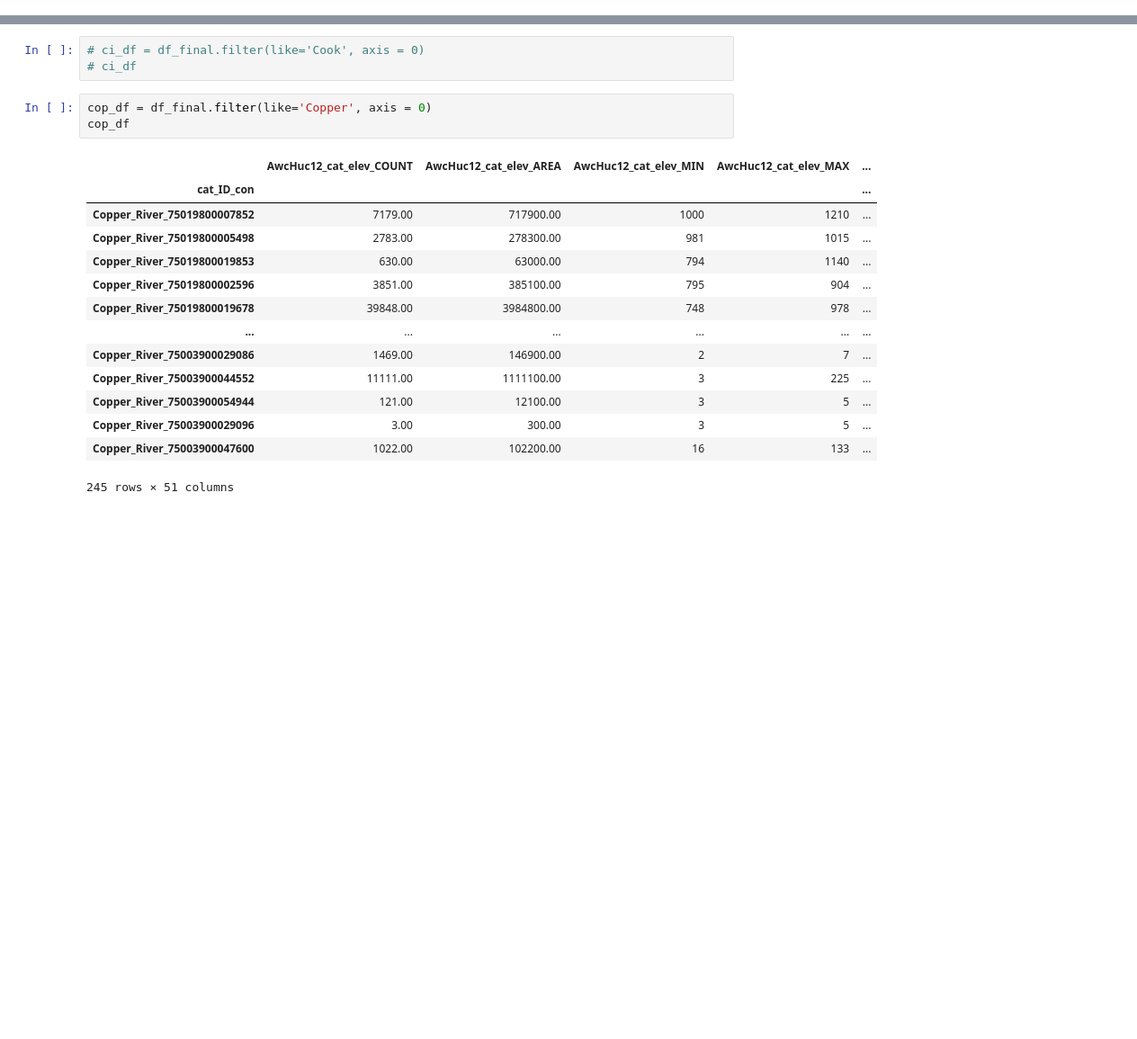
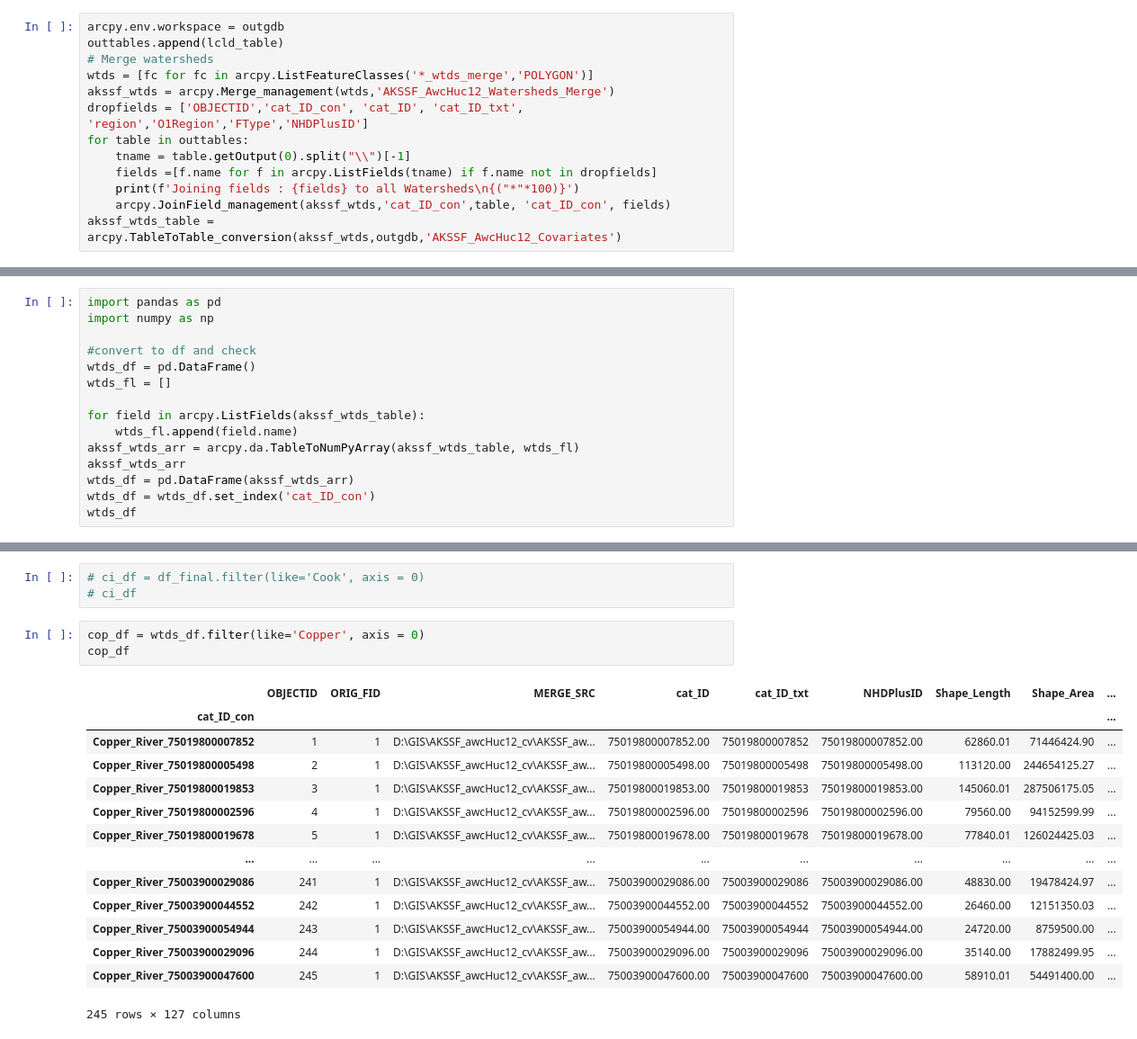
Before and after one commit to erinlarson/AKSSF, a Jupyter notebook: data_preparation/sensitivity_drivers/landcover/AKSSF_AWC_HUC12s_Covariates.ipynb, the cells around one changed output, grey strips where cells are left out. Shown at 90% size. Saved outputs shown, nothing was run; the diff lists cells and outputs as text; blank space fills up the shorter version.

```diff
--- a/data_preparation/sensitivity_drivers/landcover/AKSSF_AWC_HUC12s_Covariates.ipynb
+++ b/data_preparation/sensitivity_drivers/landcover/AKSSF_AWC_HUC12s_Covariates.ipynb
@@ -2475,0 +2485,13 @@ df_final
+# %%
+arcpy.env.workspace = outgdb
+outtables.append(lcld_table)
+# Merge watersheds
+wtds = [fc for fc in arcpy.ListFeatureClasses('*_wtds_merge','POLYGON')]
+akssf_wtds = arcpy.Merge_management(wtds,'AKSSF_AwcHuc12_Watersheds_Merge')
+dropfields = ['OBJECTID','cat_ID_con', 'cat_ID', 'cat_ID_txt', 'region','O1Region','FType','NHDPlusID']
+for table in outtables:
+    tname = table.getOutput(0).split("\\")[-1]
+    fields =[f.name for f in arcpy.ListFields(tname) if f.name not in dropfields]
+    print(f'Joining fields : {fields} to all Watersheds\n{("*"*100)}')
+    arcpy.JoinField_management(akssf_wtds,'cat_ID_con',table, 'cat_ID_con', fields)
+akssf_wtds_table = arcpy.TableToTable_conversion(akssf_wtds,outgdb,'AKSSF_AwcHuc12_Covariates')
@@ -2480,3 +2519,18 @@ df_final.to_csv(cov_csv_out, encoding = 'utf-8')
 print('Export all covariates dataframe to csv complete')
 # %% [output]
 Export all covariates dataframe to csv complete
+# %%
+import pandas as pd
+import numpy as np
+
+#convert to df and check
+wtds_df = pd.DataFrame()
+wtds_fl = []
+
+for field in arcpy.ListFields(akssf_wtds_table):
+    wtds_fl.append(field.name)
+akssf_wtds_arr = arcpy.da.TableToNumPyArray(akssf_wtds_table, wtds_fl)
+akssf_wtds_arr
+wtds_df = pd.DataFrame(akssf_wtds_arr)
+wtds_df = wtds_df.set_index('cat_ID_con')
+wtds_df
@@ -2508,21 +2577,21 @@ pws_df
 # ci_df = df_final.filter(like='Cook', axis = 0)
 # ci_df
 # %%
-cop_df = df_final.filter(like='Copper', axis = 0)
+cop_df = wtds_df.filter(like='Copper', axis = 0)
 cop_df
 # %% [output]
-|  | AwcHuc12_cat_elev_COUNT | AwcHuc12_cat_elev_AREA | AwcHuc12_cat_elev_MIN | AwcHuc12_cat_elev_MAX | ... |
-| cat_ID_con |  |  |  |  | ... |
-| Copper_River_75019800007852 | 7179.00 | 717900.00 | 1000 | 1210 | ... |
-| Copper_River_75019800005498 | 2783.00 | 278300.00 | 981 | 1015 | ... |
-| Copper_River_75019800019853 | 630.00 | 63000.00 | 794 | 1140 | ... |
-| Copper_River_75019800002596 | 3851.00 | 385100.00 | 795 | 904 | ... |
-| Copper_River_75019800019678 | 39848.00 | 3984800.00 | 748 | 978 | ... |
-| ... | ... | ... | ... | ... | ... |
-| Copper_River_75003900029086 | 1469.00 | 146900.00 | 2 | 7 | ... |
-| Copper_River_75003900044552 | 11111.00 | 1111100.00 | 3 | 225 | ... |
-| Copper_River_75003900054944 | 121.00 | 12100.00 | 3 | 5 | ... |
-| Copper_River_75003900029096 | 3.00 | 300.00 | 3 | 5 | ... |
-| Copper_River_75003900047600 | 1022.00 | 102200.00 | 16 | 133 | ... |
+|  | OBJECTID | ORIG_FID | MERGE_SRC | cat_ID | cat_ID_txt | NHDPlusID | Shape_Length | Shape_Area | ... |
+| cat_ID_con |  |  |  |  |  |  |  |  | ... |
+| Copper_River_75019800007852 | 1 | 1 | D:\GIS\AKSSF_awcHuc12_cv\AKSSF_aw... | 75019800007852.00 | 75019800007852 | 75019800007852.00 | 62860.01 | 71446424.90 | ... |
+| Copper_River_75019800005498 | 2 | 1 | D:\GIS\AKSSF_awcHuc12_cv\AKSSF_aw... | 75019800005498.00 | 75019800005498 | 75019800005498.00 | 113120.00 | 244654125.27 | ... |
+| Copper_River_75019800019853 | 3 | 1 | D:\GIS\AKSSF_awcHuc12_cv\AKSSF_aw... | 75019800019853.00 | 75019800019853 | 75019800019853.00 | 145060.01 | 287506175.05 | ... |
+| Copper_River_75019800002596 | 4 | 1 | D:\GIS\AKSSF_awcHuc12_cv\AKSSF_aw... | 75019800002596.00 | 75019800002596 | 75019800002596.00 | 79560.00 | 94152599.99 | ... |
+| Copper_River_75019800019678 | 5 | 1 | D:\GIS\AKSSF_awcHuc12_cv\AKSSF_aw... | 75019800019678.00 | 75019800019678 | 75019800019678.00 | 77840.01 | 126024425.03 | ... |
+| ... | ... | ... | ... | ... | ... | ... | ... | ... | ... |
+| Copper_River_75003900029086 | 241 | 1 | D:\GIS\AKSSF_awcHuc12_cv\AKSSF_aw... | 75003900029086.00 | 75003900029086 | 75003900029086.00 | 48830.00 | 19478424.97 | ... |
+| Copper_River_75003900044552 | 242 | 1 | D:\GIS\AKSSF_awcHuc12_cv\AKSSF_aw... | 75003900044552.00 | 75003900044552 | 75003900044552.00 | 26460.00 | 12151350.03 | ... |
+| Copper_River_75003900054944 | 243 | 1 | D:\GIS\AKSSF_awcHuc12_cv\AKSSF_aw... | 75003900054944.00 | 75003900054944 | 75003900054944.00 | 24720.00 | 8759500.00 | ... |
+| Copper_River_75003900029096 | 244 | 1 | D:\GIS\AKSSF_awcHuc12_cv\AKSSF_aw... | 75003900029096.00 | 75003900029096 | 75003900029096.00 | 35140.00 | 17882499.95 | ... |
+| Copper_River_75003900047600 | 245 | 1 | D:\GIS\AKSSF_awcHuc12_cv\AKSSF_aw... | 75003900047600.00 | 75003900047600 | 75003900047600.00 | 58910.01 | 54491400.00 | ... |
-245 rows × 51 columns
+245 rows × 127 columns
 # %%
```
Also changed, not shown: parts of 12 cells of this notebook, 9 other files.
